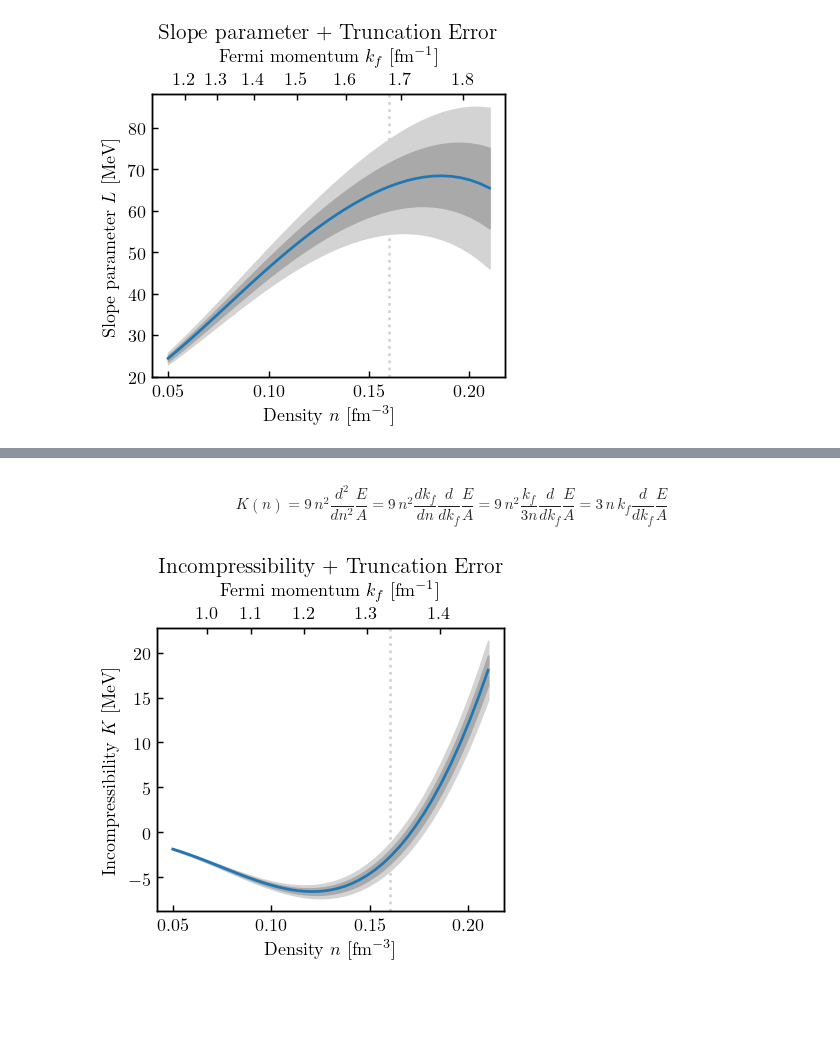
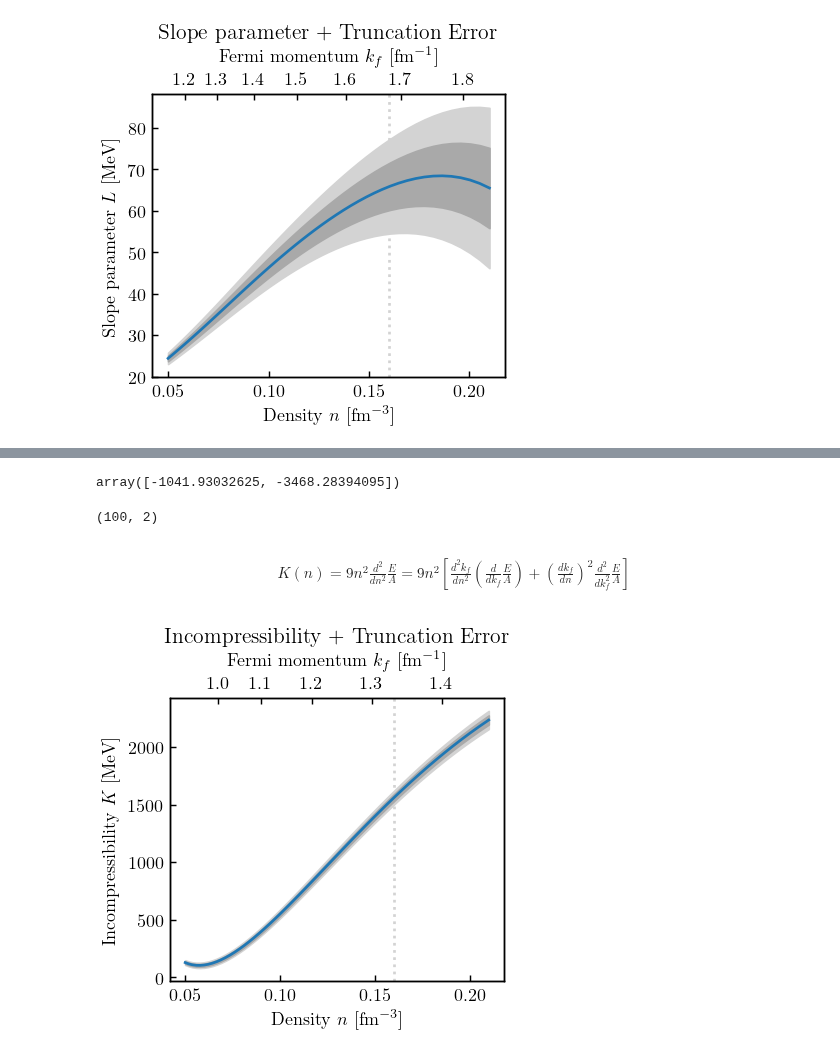
Before and after one commit to buqeye/nuclear-matter-convergence, a Jupyter notebook: analysis/derivatives-bands.ipynb, the cells around one changed output, grey strips where cells are left out. Saved outputs shown, nothing was run; the diff lists cells and outputs as text; code cells hidden in the pictures; blank space fills up the shorter version.

```diff
--- a/analysis/derivatives-bands.ipynb
+++ b/analysis/derivatives-bands.ipynb
@@ -457,14 +501,16 @@ kernel_upper = CustomKernel(eval_kernel_upper) * matter_rbf_kernel
 # %%
+N_all = 50
+
 #neutron matter
-kf_n_all = np.linspace(kf_n[0], kf_n[-1], 50)
+kf_n_all = np.linspace(kf_n[0], kf_n[-1], N_all)
 Kf_n_all = kf_n_all[:, None]
 
 #symmetric matter
-kf_s_all = np.linspace(kf_s[0], kf_s[-1], 50)
+kf_s_all = np.linspace(kf_s[0], kf_s[-1], N_all)
 Kf_s_all = kf_s_all[:, None]
 
 #symmetry energy
-kf_d_all = np.linspace(kf_d[0], kf_d[-1], 50)
+kf_d_all = np.linspace(kf_d[0], kf_d[-1], N_all)
 Kf_d_all = kf_d_all[:, None]
 
 #incompressibility
@@ -474,24 +520,30 @@ Kf_d_all = kf_d_all[:, None]
 Begin by interpolating the data points we plotted above. This does not include truncation error yet. Also compute its derivative as before.
 # %%
 #neutron matter
-gp_n_lower = gptools.GaussianProcess(kernel_lower)
-gp_n_lower.add_data(Kf_n[:], y_n[:,-1], err_y=1e-5)
+gp_n_lower = gptools.GaussianProcess(kernel_lower_n)
+gp_n_lower.add_data(Kf_n, y_n[:,-1], err_y=1e-5)
 
 y_n_star, std_n_star = gp_n_lower.predict(Kf_n_all, return_std=True)
 y_n_star_prime, std_n_star_prime = gp_n_lower.predict(Kf_n_all, n=1, return_std=True)
 
 #symmetric matter
-gp_s_lower = gptools.GaussianProcess(kernel_lower)
-gp_s_lower.add_data(Kf_s[:], y_s[:,-1], err_y=1e-5)
+gp_s_lower = gptools.GaussianProcess(kernel_lower_s)
+gp_s_lower.add_data(Kf_s, y_s[:,-1], err_y=1e-5)
 
 y_s_star, std_s_star = gp_s_lower.predict(Kf_s_all, return_std=True)
 y_s_star_prime, std_s_star_prime = gp_s_lower.predict(Kf_s_all, n=1, return_std=True)
 # For incompressibility
 y_s_star_prime2, std_s_star_prime2 = gp_s_lower.predict(Kf_s_all, n=2, return_std=True)
 
+# We also need to covariance between y_s' and y_s''
+Kf_s_all_twice = np.concatenate((Kf_s_all, Kf_s_all))
+incomp_derivs_nums = np.concatenate((np.ones(N_all), 2*np.ones(N_all)))
+pred_s_star_prime_prime2, cov_s_star_prime_prime2 = gp_s_lower.predict(
+    Kf_s_all_twice, n=incomp_derivs_nums, return_cov=True, )
+
 #symmetry energy
-gp_d_lower = gptools.GaussianProcess(kernel_lower)
-gp_d_lower.add_data(Kf_d[:], y_d[:,-1], err_y=1e-5)
+gp_d_lower = gptools.GaussianProcess(kernel_lower_d)
+gp_d_lower.add_data(Kf_d, y_d[:,-1], err_y=1e-5)
 
 y_d_star, std_d_star = gp_d_lower.predict(Kf_d_all, return_std=True)
 y_d_star_prime, std_d_star_prime = gp_d_lower.predict(Kf_d_all, n=1, return_std=True)
@@ -504,0 +561,3 @@ y_d_star_prime, std_d_star_prime = gp_d_lower.predict(Kf_d_all, n=1, return_std=
+# %%
+# Probably don't take sqrt because I think it can be negative
+var_s_star_cov_prime_prime2 = np.diag(cov_s_star_prime_prime2[N_all:, :N_all])
@@ -725,31 +923,51 @@ fig.tight_layout();
+# %%
+y_d_sat
+# %% [output]
+array([-1041.93032625, -3468.28394095])
+# %%
+Esym_L_samples.shape
+# %% [output]
+(100, 2)
 # %% [markdown]
-$$
-K(n) = 9 \, n^2 \frac{d^2}{dn^2} \frac{E}{A} = 9 \, n^2 \frac{dk_f}{dn} \frac{d}{dk_f}  \frac{E}{A} = 9 \, n^2 \frac{k_f}{3n} \frac{d}{dk_f}  \frac{E}{A} = 3 \, n \, k_f \frac{d}{dk_f}  \frac{E}{A}
-$$
+<!-- $$
+K(n) = 9 \, n^2 \frac{d}{dn} \frac{E}{A} = 9 \, n^2 \frac{dk_f}{dn} \frac{d}{dk_f}  \frac{E}{A} = 9 \, n^2 \frac{k_f}{3n} \frac{d}{dk_f}  \frac{E}{A} = 3 \, n \, k_f \frac{d}{dk_f}  \frac{E}{A}
+$$ -->
+
+\begin{align}
+    K(n) = 9 n^2 \frac{d^2}{dn^2} \frac{E}{A} = 9 n^2 \left[\frac{d^2k_f}{dn^2} \left(\frac{d}{dk_f} \frac{E}{A}\right) + \left(\frac{dk_f}{dn}\right)^2 \frac{d^2}{dk_f^2} \frac{E}{A} \right]
+\end{align}
 # %%
 density_all = nuclear_density(kf_s_all, degeneracy=4)
 to_incomp_factor = kf_s_all * 3 * density_all
 
-incomp = y_s_star_prime * to_incomp_factor
-incomp_std = std_s_total_star_prime * to_incomp_factor
+d2kf_s_dn2 = -2 * kf_s_all / (9 * density_all**2)
+dkf_s_dn = kf_s_all / (3 * density_all)
+
+# incomp = y_s_star_prime * to_incomp_factor
+# incomp_std = std_s_total_star_prime * to_incomp_factor
+incomp = 9 * density_all * (d2kf_s_dn2 * y_s_star_prime + dkf_s_dn**2 * y_s_star_prime2)
+incomp_std = 9 * density_all * np.sqrt(
+    (d2kf_s_dn2 * std_s_total_star_prime)**2 + (dkf_s_dn**2 * std_s_total_star_prime2)**2 +
+    2 * d2kf_s_dn2 * dkf_s_dn**2 * var_s_total_star_cov_prime_prime2
+)
 
 fig, ax = plt.subplots(figsize=(3.4, 3.4))
 ax2 = ax.twiny() # axis for kf
 curve_plus_bands_plot(ax, density_all, incomp, incomp_std)
 highlight_nsat(ax)
 
 # set labels and title
 ax.set_xlabel(r"Density $n$ [fm$^{-3}$]")
 ax.set_ylabel(r'Incompressibility $K$ [MeV]')
 ax2.set_xlabel(r'Fermi momentum $k_f$ [fm$^{-1}$]')
 ax.set_title('Incompressibility + Truncation Error')
 
 # set limits and ticks for kf axis
 kfTickLocations = np.array([1.0, 1.1, 1.2, 1.3, 1.4])
 ax2.set_xlim(ax.get_xlim())
 ax2.set_xticks(nuclear_density(kfTickLocations,4))
 ax2.set_xticklabels(kfTickLocations)
 
 fig.tight_layout();
 # %% [output]
-[figure, old version]
+[figure, new version]
```
Also changed, not shown: parts of 23 cells of this notebook, 2 other files.
